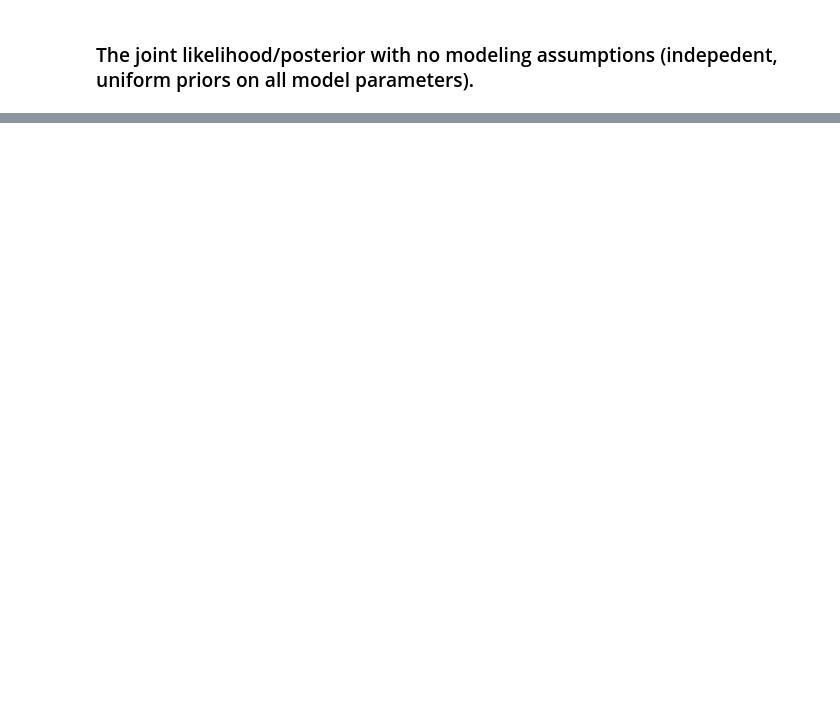
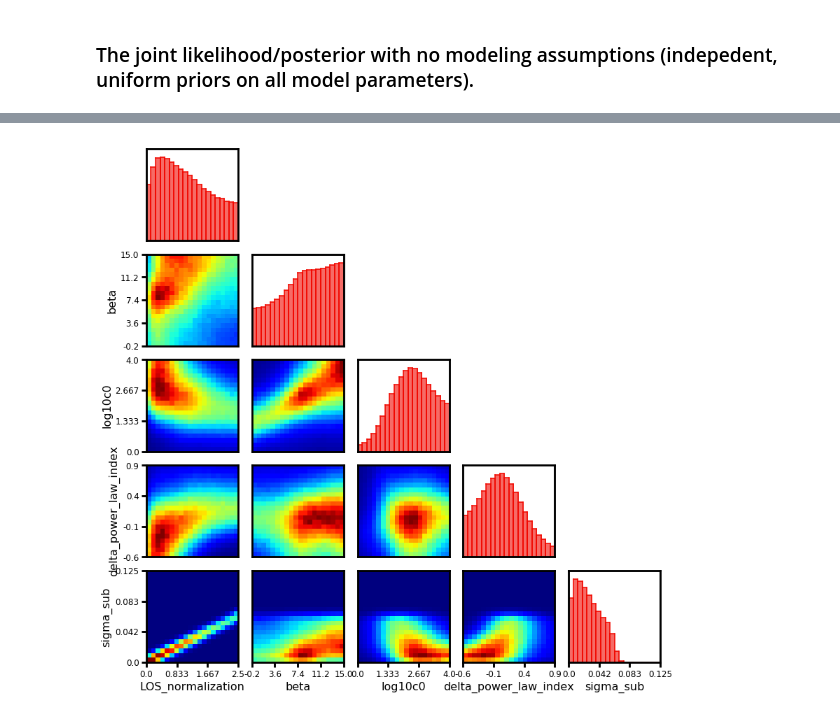
Before and after one commit to dangilman/LensLikelihood-, a Jupyter notebook: notebooks/inference_5D_from_scratch_logprior.ipynb, the cells around one changed output, grey strips where cells are left out. Cells and saved outputs as stored; diff of their text form; code cells hidden in the pictures; blank space fills up the shorter version.

```diff
--- a/notebooks/inference_5D_from_scratch_logprior.ipynb
+++ b/notebooks/inference_5D_from_scratch_logprior.ipynb
@@ -240,0 +285,7 @@ axes = triangle_plot.make_triplot(filled_contours=False, show_intervals=False, s
+# %%
+triangle_plot = TrianglePlot([likelihood_coupled_with_prior_mass_functions_2])
+triangle_plot.set_cmap('jet')
+axes = triangle_plot.make_triplot(filled_contours=False, show_intervals=False, show_contours=False
+                                 )
+# %% [output]
+[figure, added]
```
Also changed, not shown: parts of 8 cells of this notebook, 11 other files.
